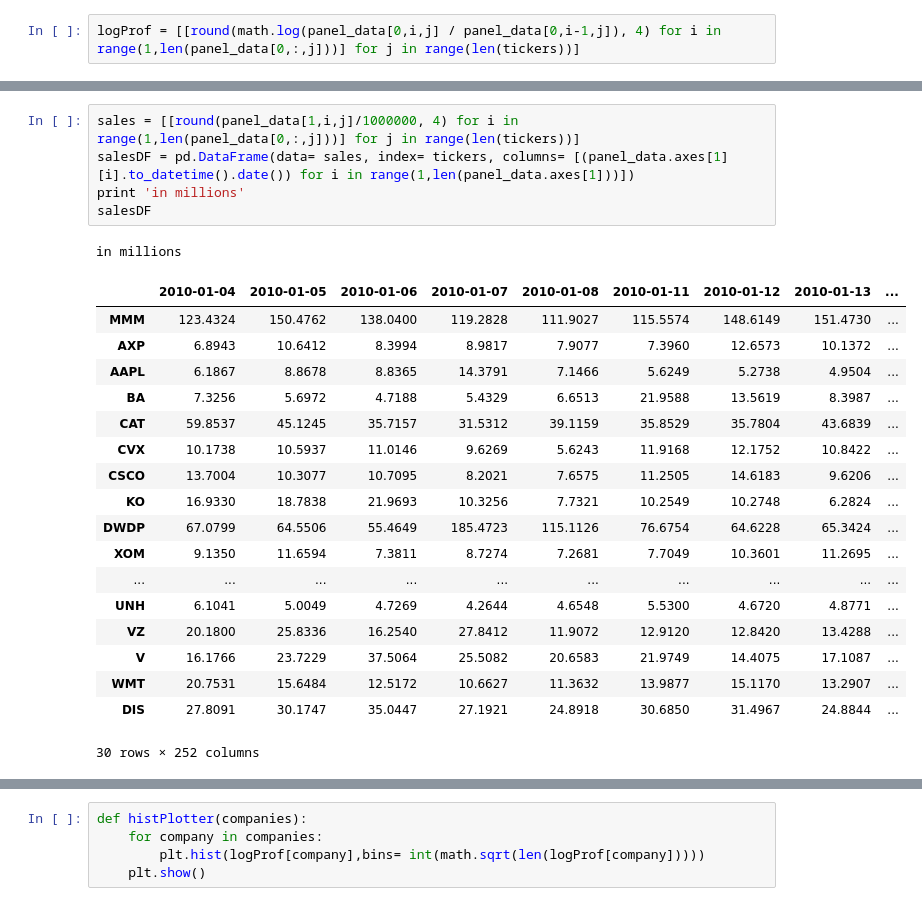
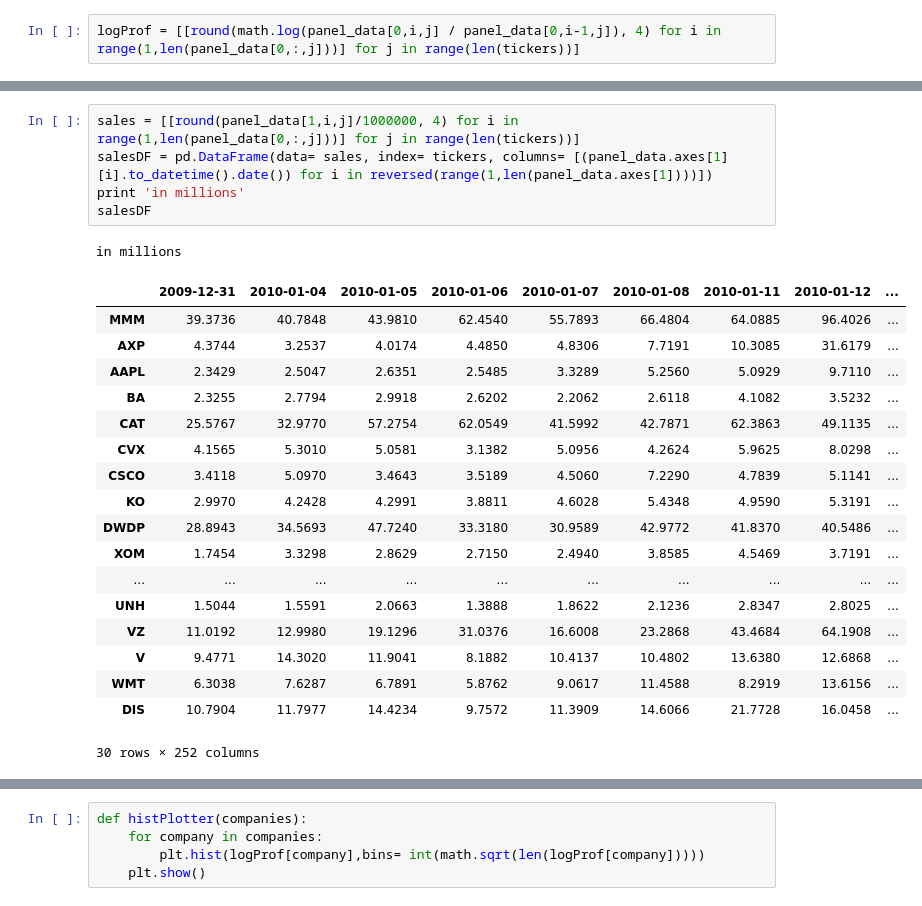
Before and after one commit to mistakemisure/tmp, a Jupyter notebook: ne_kalyagin_lab.ipynb, the cells around one changed output, grey strips where cells are left out. Saved outputs shown, nothing was run; the diff lists cells and outputs as text.

```diff
--- a/ne_kalyagin_lab.ipynb
+++ b/ne_kalyagin_lab.ipynb
@@ -84,27 +84,27 @@ logProfDF
 30 rows × 252 columns
 # %%
 sales = [[round(panel_data[1,i,j]/1000000, 4) for i in range(1,len(panel_data[0,:,j]))] for j in range(len(tickers))]
-salesDF = pd.DataFrame(data= sales, index= tickers, columns= [(panel_data.axes[1][i].to_datetime().date()) for i in range(1,len(panel_data.axes[1]))])
+salesDF = pd.DataFrame(data= sales, index= tickers, columns= [(panel_data.axes[1][i].to_datetime().date()) for i in reversed(range(1,len(panel_data.axes[1])))])
 print 'in millions'
 salesDF
 # %% [output]
 in millions
-|  | 2010-01-04 | 2010-01-05 | 2010-01-06 | 2010-01-07 | 2010-01-08 | 2010-01-11 | 2010-01-12 | 2010-01-13 | ... |
-| MMM | 123.4324 | 150.4762 | 138.0400 | 119.2828 | 111.9027 | 115.5574 | 148.6149 | 151.4730 | ... |
-| AXP | 6.8943 | 10.6412 | 8.3994 | 8.9817 | 7.9077 | 7.3960 | 12.6573 | 10.1372 | ... |
-| AAPL | 6.1867 | 8.8678 | 8.8365 | 14.3791 | 7.1466 | 5.6249 | 5.2738 | 4.9504 | ... |
-| BA | 7.3256 | 5.6972 | 4.7188 | 5.4329 | 6.6513 | 21.9588 | 13.5619 | 8.3987 | ... |
-| CAT | 59.8537 | 45.1245 | 35.7157 | 31.5312 | 39.1159 | 35.8529 | 35.7804 | 43.6839 | ... |
-| CVX | 10.1738 | 10.5937 | 11.0146 | 9.6269 | 5.6243 | 11.9168 | 12.1752 | 10.8422 | ... |
-| CSCO | 13.7004 | 10.3077 | 10.7095 | 8.2021 | 7.6575 | 11.2505 | 14.6183 | 9.6206 | ... |
-| KO | 16.9330 | 18.7838 | 21.9693 | 10.3256 | 7.7321 | 10.2549 | 10.2748 | 6.2824 | ... |
-| DWDP | 67.0799 | 64.5506 | 55.4649 | 185.4723 | 115.1126 | 76.6754 | 64.6228 | 65.3424 | ... |
-| XOM | 9.1350 | 11.6594 | 7.3811 | 8.7274 | 7.2681 | 7.7049 | 10.3601 | 11.2695 | ... |
+|  | 2009-12-31 | 2010-01-04 | 2010-01-05 | 2010-01-06 | 2010-01-07 | 2010-01-08 | 2010-01-11 | 2010-01-12 | ... |
+| MMM | 39.3736 | 40.7848 | 43.9810 | 62.4540 | 55.7893 | 66.4804 | 64.0885 | 96.4026 | ... |
+| AXP | 4.3744 | 3.2537 | 4.0174 | 4.4850 | 4.8306 | 7.7191 | 10.3085 | 31.6179 | ... |
+| AAPL | 2.3429 | 2.5047 | 2.6351 | 2.5485 | 3.3289 | 5.2560 | 5.0929 | 9.7110 | ... |
+| BA | 2.3255 | 2.7794 | 2.9918 | 2.6202 | 2.2062 | 2.6118 | 4.1082 | 3.5232 | ... |
+| CAT | 25.5767 | 32.9770 | 57.2754 | 62.0549 | 41.5992 | 42.7871 | 62.3863 | 49.1135 | ... |
+| CVX | 4.1565 | 5.3010 | 5.0581 | 3.1382 | 5.0956 | 4.2624 | 5.9625 | 8.0298 | ... |
+| CSCO | 3.4118 | 5.0970 | 3.4643 | 3.5189 | 4.5060 | 7.2290 | 4.7839 | 5.1141 | ... |
+| KO | 2.9970 | 4.2428 | 4.2991 | 3.8811 | 4.6028 | 5.4348 | 4.9590 | 5.3191 | ... |
+| DWDP | 28.8943 | 34.5693 | 47.7240 | 33.3180 | 30.9589 | 42.9772 | 41.8370 | 40.5486 | ... |
+| XOM | 1.7454 | 3.3298 | 2.8629 | 2.7150 | 2.4940 | 3.8585 | 4.5469 | 3.7191 | ... |
 | ... | ... | ... | ... | ... | ... | ... | ... | ... | ... |
-| UNH | 6.1041 | 5.0049 | 4.7269 | 4.2644 | 4.6548 | 5.5300 | 4.6720 | 4.8771 | ... |
-| VZ | 20.1800 | 25.8336 | 16.2540 | 27.8412 | 11.9072 | 12.9120 | 12.8420 | 13.4288 | ... |
-| V | 16.1766 | 23.7229 | 37.5064 | 25.5082 | 20.6583 | 21.9749 | 14.4075 | 17.1087 | ... |
-| WMT | 20.7531 | 15.6484 | 12.5172 | 10.6627 | 11.3632 | 13.9877 | 15.1170 | 13.2907 | ... |
-| DIS | 27.8091 | 30.1747 | 35.0447 | 27.1921 | 24.8918 | 30.6850 | 31.4967 | 24.8844 | ... |
+| UNH | 1.5044 | 1.5591 | 2.0663 | 1.3888 | 1.8622 | 2.1236 | 2.8347 | 2.8025 | ... |
+| VZ | 11.0192 | 12.9980 | 19.1296 | 31.0376 | 16.6008 | 23.2868 | 43.4684 | 64.1908 | ... |
+| V | 9.4771 | 14.3020 | 11.9041 | 8.1882 | 10.4137 | 10.4802 | 13.6380 | 12.6868 | ... |
+| WMT | 6.3038 | 7.6287 | 6.7891 | 5.8762 | 9.0617 | 11.4588 | 8.2919 | 13.6156 | ... |
+| DIS | 10.7904 | 11.7977 | 14.4234 | 9.7572 | 11.3909 | 14.6066 | 21.7728 | 16.0458 | ... |
 30 rows × 252 columns
 # %%
```
Also changed, not shown: parts of 16 cells of this notebook.
